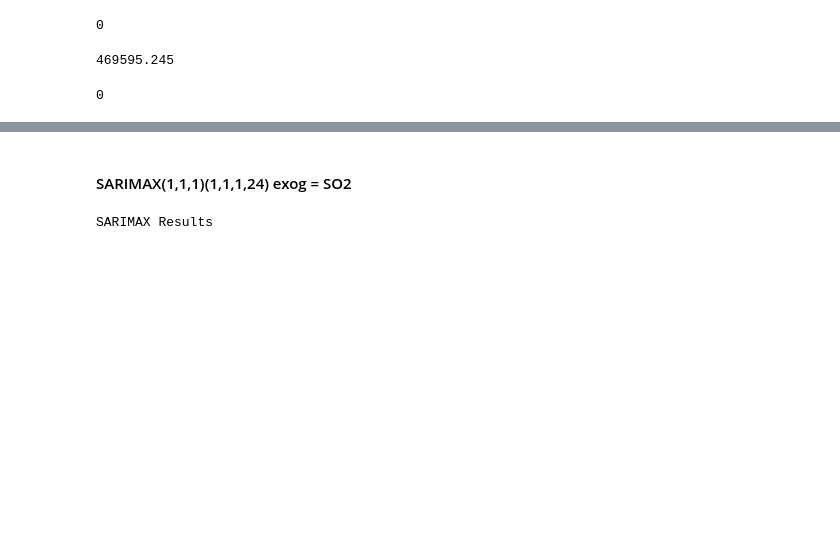
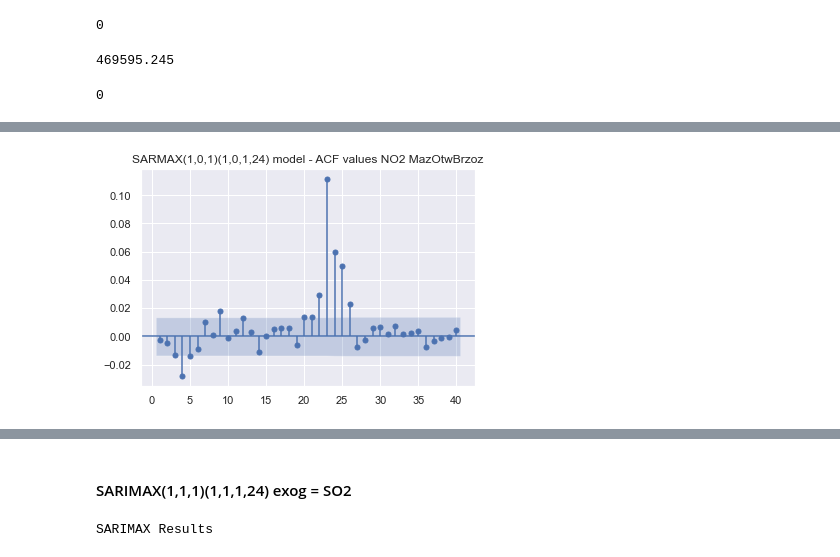
Before and after one commit to DamianKrupa/AirPollutionPoland_timeseries_analysis, a Jupyter notebook: 1 - AirPollutionPoland_time_series_analysis.ipynb, the cells around one changed output, grey strips where cells are left out. Drawn from its saved outputs; the diff is of its cells as text; code cells hidden in the pictures; blank space fills up the shorter version.

```diff
--- a/1 - AirPollutionPoland_time_series_analysis.ipynb
+++ b/1 - AirPollutionPoland_time_series_analysis.ipynb
@@ -2274,0 +2307,7 @@ Warnings:
+# %%
+#The SARMAX model has captured the most resid. coeff. Good.
+sgt.plot_acf(df_train6.sarmax_res_values[1:], lags = 40, zero = False)
+plt.title('SARMAX(1,0,1)(1,0,1,24) model - ACF values NO2 MazOtwBrzoz')
+plt.show()
+# %% [output]
+[figure, added]
```
Also changed, not shown: parts of 24 cells of this notebook.
